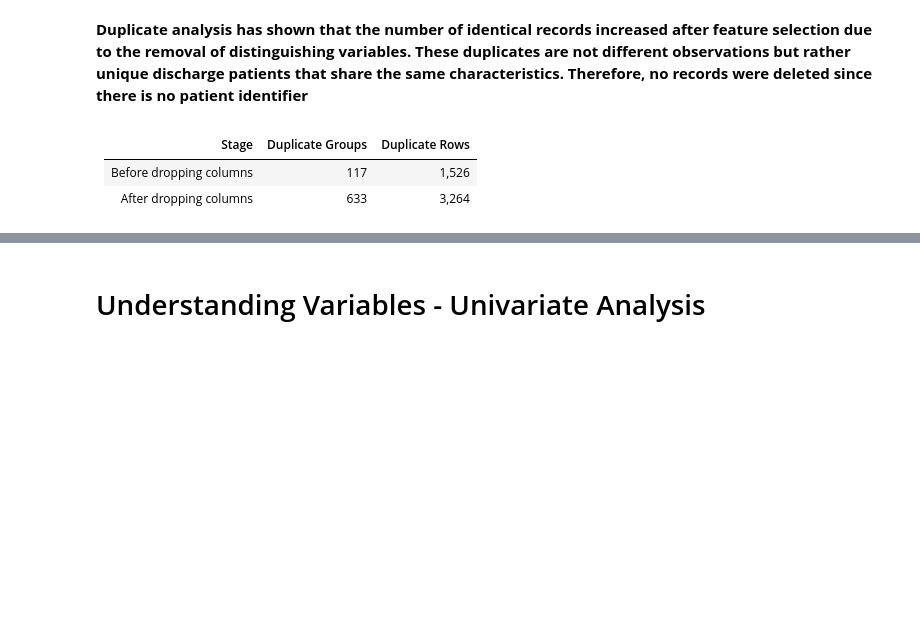
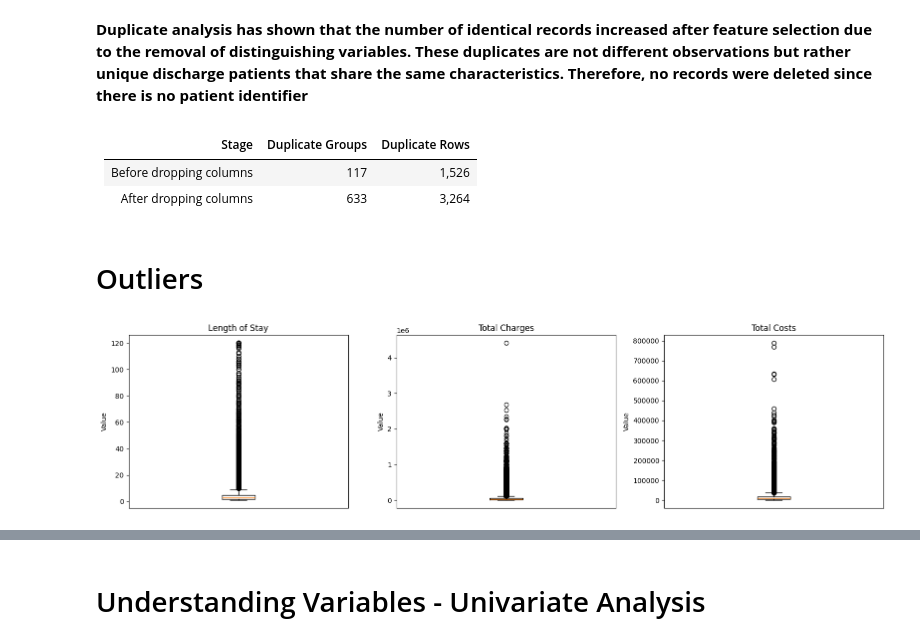
Before and after one commit to kpsalida/HospitalDischarges_Visualization, a Jupyter notebook: viz_eda.ipynb, the cells around one changed output, grey strips where cells are left out. Cells and saved outputs as stored; diff of their text form; code cells hidden in the pictures; blank space fills up the shorter version.

```diff
--- a/viz_eda.ipynb
+++ b/viz_eda.ipynb
@@ -506,3 +506,20 @@ df_dups_all.shape[0]
 | ----------------------- | ---------------- | -------------- |
 | Before dropping columns | 117              | 1,526          |
 | After dropping columns  | 633              | 3,264          |
+# %% [markdown]
+# Outliers
+# %%
+num_cols = ["Length of Stay", "Total Charges", "Total Costs"]
+
+fig, axes = plt.subplots(1, len(num_cols), figsize=(16, 4))
+
+for i, col in enumerate(num_cols):
+    axes[i].boxplot(df[col].dropna())
+    axes[i].set_title(col)
+    axes[i].set_ylabel("Value")
+    axes[i].set_xticks([])
+
+plt.tight_layout()
+plt.show()
+# %% [output]
+[figure, added]
```
Also changed, not shown: parts of 33 cells of this notebook.
